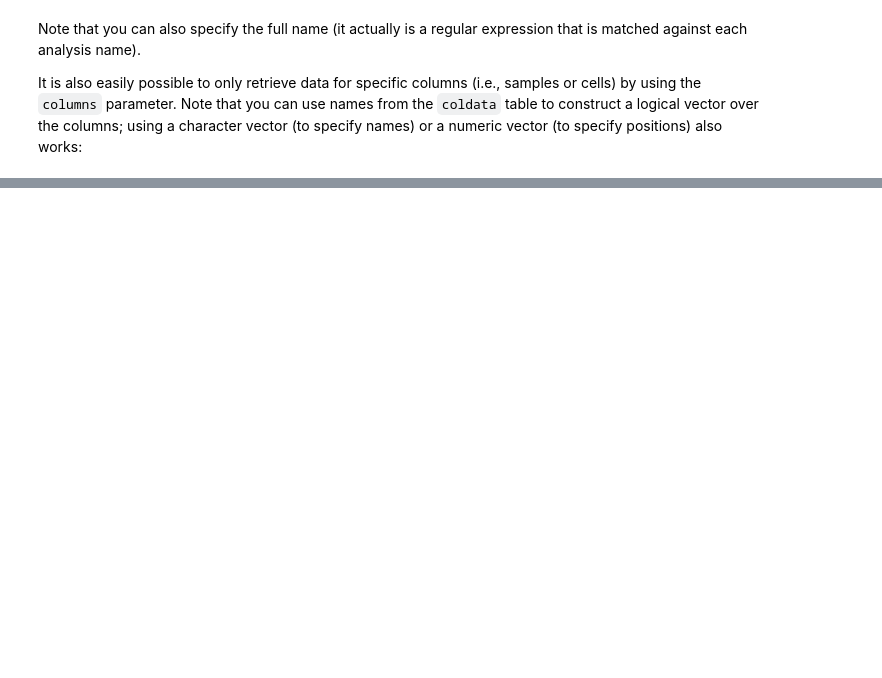
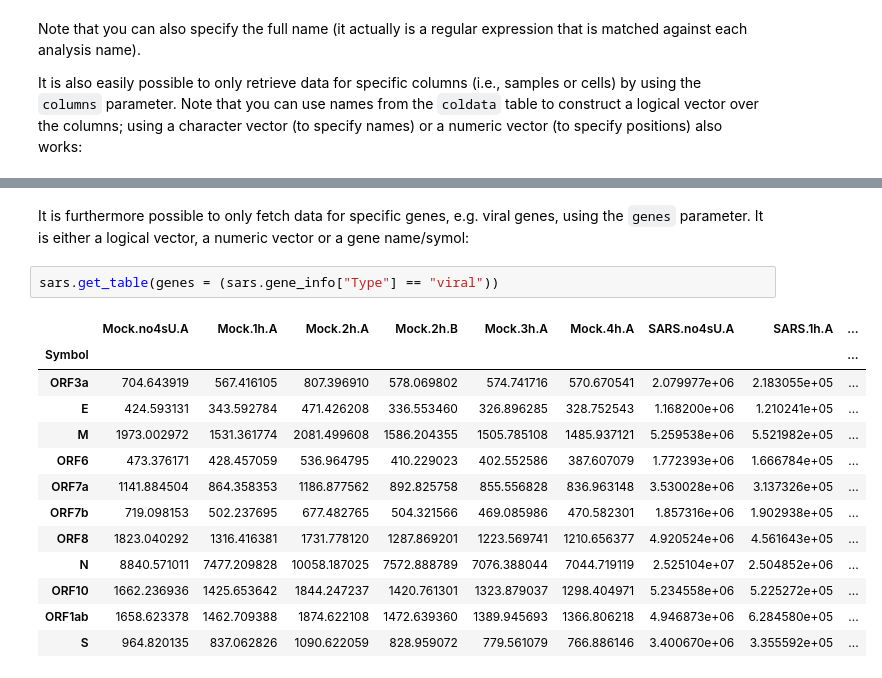
Before and after one commit to maus2310/GrandPy, a Jupyter notebook: docs/notebooks/notebook_04_working_with_data_matrices_and_analysis_results.ipynb, the cells around one changed output, grey strips where cells are left out. Cells and saved outputs as stored; diff of their text form; blank space fills up the shorter version.

```diff
--- a/docs/notebooks/notebook_04_working_with_data_matrices_and_analysis_results.ipynb
+++ b/docs/notebooks/notebook_04_working_with_data_matrices_and_analysis_results.ipynb
@@ -190,0 +258,18 @@ It is also easily possible to only retrieve data for specific columns (i.e., sam
+# %% [markdown]
+It is furthermore possible to only fetch data for specific genes, e.g. viral genes, using the `genes` parameter. It is either a logical vector, a numeric vector or a gene name/symol:
+# %%
+sars.get_table(genes = (sars.gene_info["Type"] == "viral"))
+# %% [output]
+|  | Mock.no4sU.A | Mock.1h.A | Mock.2h.A | Mock.2h.B | Mock.3h.A | Mock.4h.A | SARS.no4sU.A | SARS.1h.A | ... |
+| Symbol |  |  |  |  |  |  |  |  | ... |
+| ORF3a | 704.643919 | 567.416105 | 807.396910 | 578.069802 | 574.741716 | 570.670541 | 2.079977e+06 | 2.183055e+05 | ... |
+| E | 424.593131 | 343.592784 | 471.426208 | 336.553460 | 326.896285 | 328.752543 | 1.168200e+06 | 1.210241e+05 | ... |
+| M | 1973.002972 | 1531.361774 | 2081.499608 | 1586.204355 | 1505.785108 | 1485.937121 | 5.259538e+06 | 5.521982e+05 | ... |
+| ORF6 | 473.376171 | 428.457059 | 536.964795 | 410.229023 | 402.552586 | 387.607079 | 1.772393e+06 | 1.666784e+05 | ... |
+| ORF7a | 1141.884504 | 864.358353 | 1186.877562 | 892.825758 | 855.556828 | 836.963148 | 3.530028e+06 | 3.137326e+05 | ... |
+| ORF7b | 719.098153 | 502.237695 | 677.482765 | 504.321566 | 469.085986 | 470.582301 | 1.857316e+06 | 1.902938e+05 | ... |
+| ORF8 | 1823.040292 | 1316.416381 | 1731.778120 | 1287.869201 | 1223.569741 | 1210.656377 | 4.920524e+06 | 4.561643e+05 | ... |
+| N | 8840.571011 | 7477.209828 | 10058.187025 | 7572.888789 | 7076.388044 | 7044.719119 | 2.525104e+07 | 2.504852e+06 | ... |
+| ORF10 | 1662.236936 | 1425.653642 | 1844.247237 | 1420.761301 | 1323.879037 | 1298.404971 | 5.234558e+06 | 5.225272e+05 | ... |
+| ORF1ab | 1658.623378 | 1462.709388 | 1874.622108 | 1472.639360 | 1389.945693 | 1366.806218 | 4.946873e+06 | 6.284580e+05 | ... |
+| S | 964.820135 | 837.062826 | 1090.622059 | 828.959072 | 779.561079 | 766.886146 | 3.400670e+06 | 3.355592e+05 | ... |
```
Also changed, not shown: parts of 53 cells of this notebook, 1 other file.
